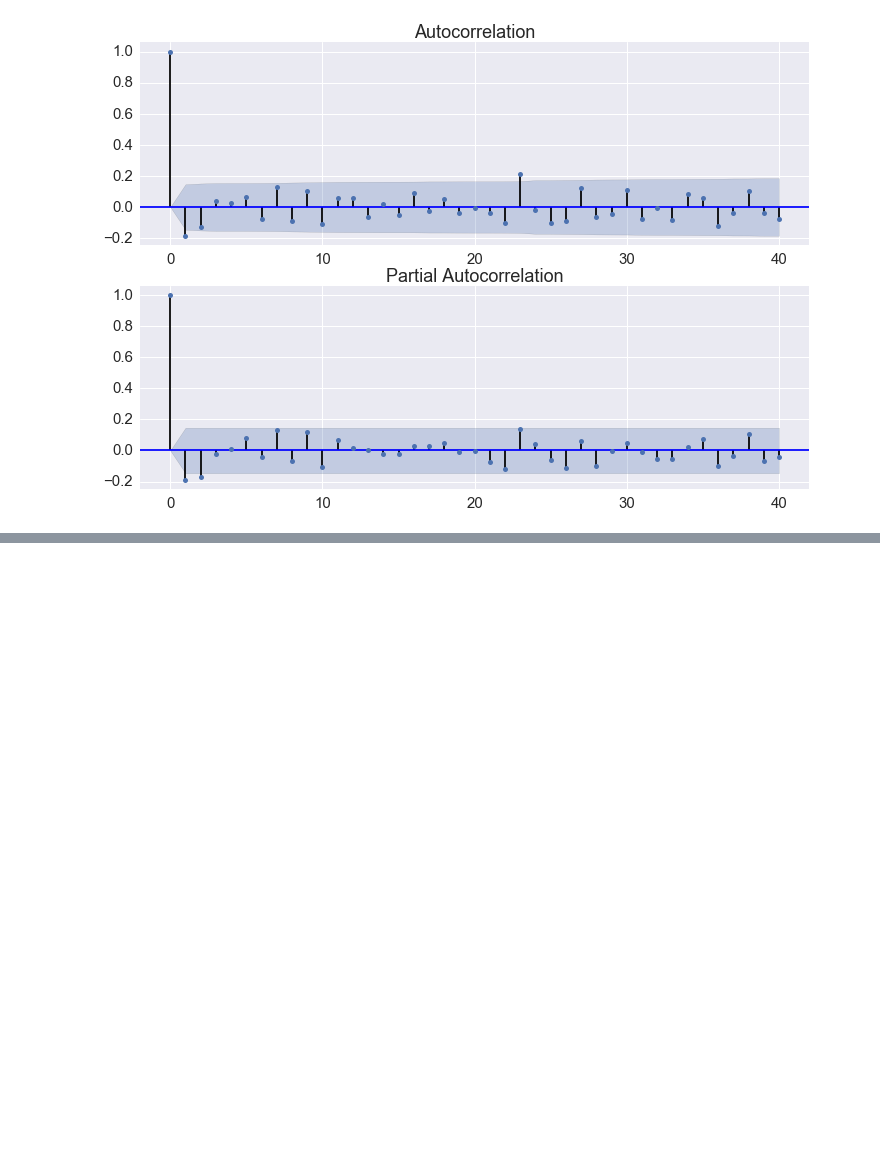
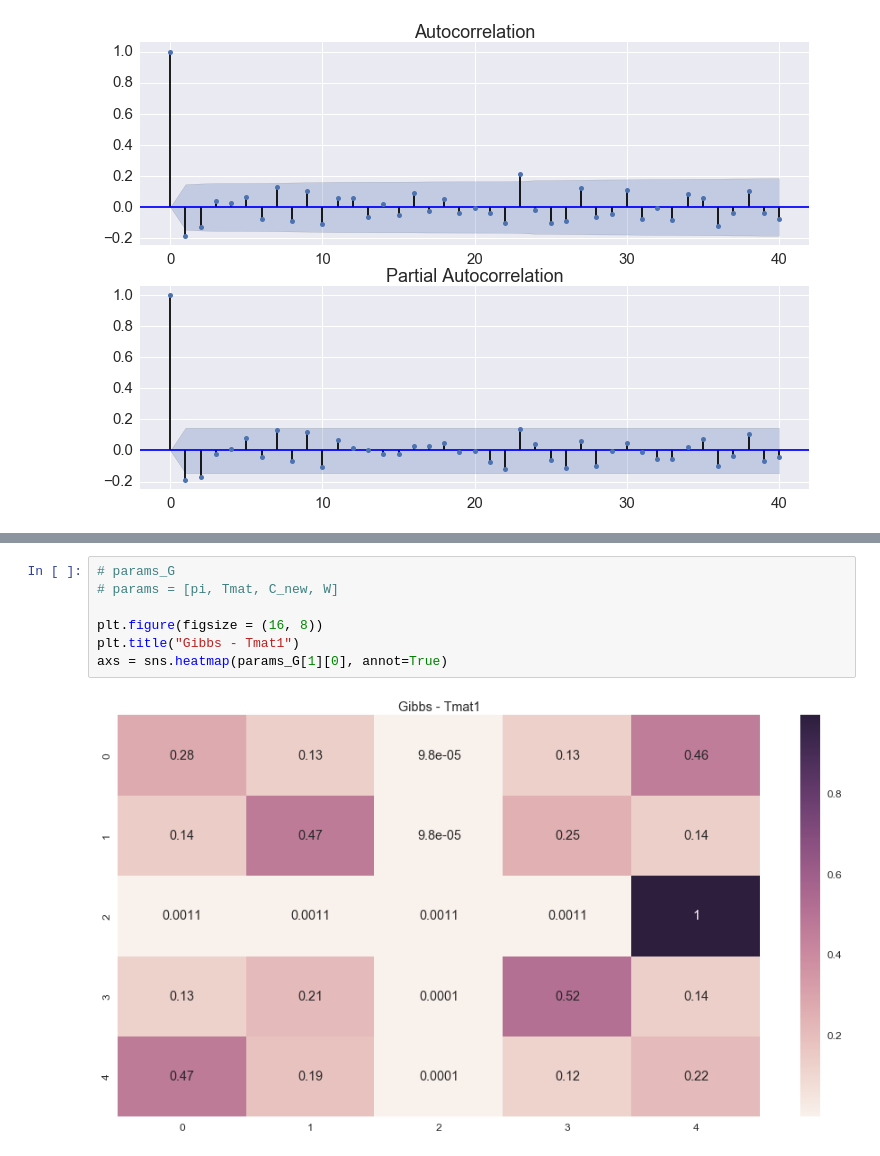
Before and after one commit to aky4wn/Sta863_FHMM, a Jupyter notebook: FHMM-Ghahramani.ipynb, the cells around one changed output, grey strips where cells are left out. Saved outputs shown, nothing was run; the diff lists cells and outputs as text; blank space fills up the shorter version.

```diff
--- a/FHMM-Ghahramani.ipynb
+++ b/FHMM-Ghahramani.ipynb
@@ -1934,0 +2284,9 @@ fig = sm.graphics.tsa.plot_pacf(new_1, lags=40, ax=ax2)
+# %%
+# params_G
+# params = [pi, Tmat, C_new, W]
+
+plt.figure(figsize = (16, 8))
+plt.title("Gibbs - Tmat1")
+axs = sns.heatmap(params_G[1][0], annot=True)
+# %% [output]
+[figure, added]
```
Also changed, not shown: parts of 43 cells of this notebook.
